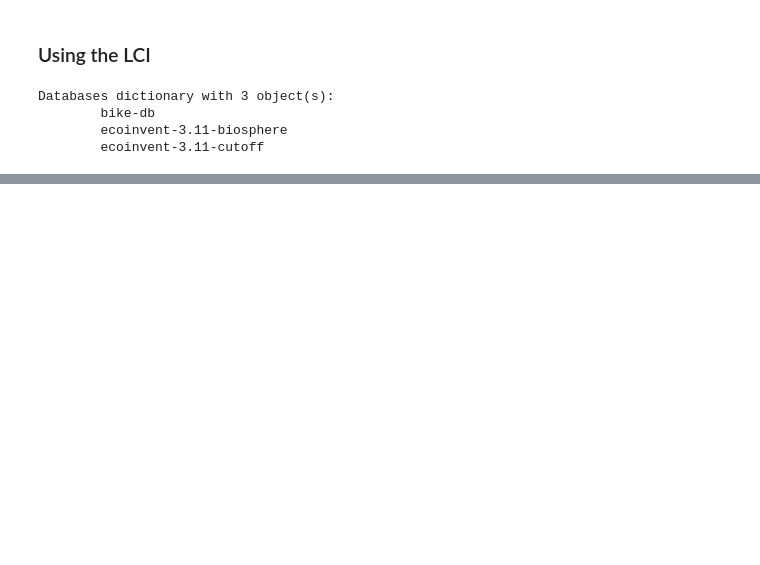
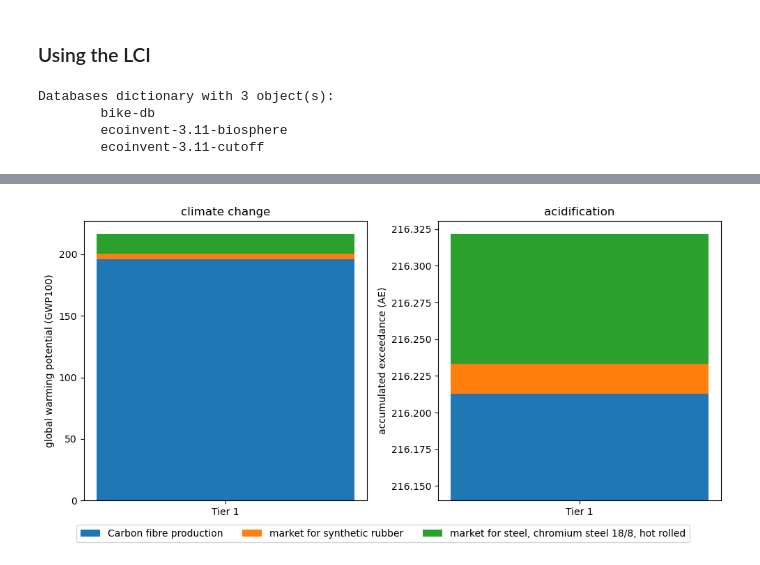
Before and after one commit to nicolnt/copernicus-brightway-tutorial, a Jupyter notebook: 20251120 - Getting Started with Brightway.ipynb, the cells around one changed output, grey strips where cells are left out. Cells and saved outputs as stored; diff of their text form; code cells hidden in the pictures; blank space fills up the shorter version.

```diff
--- a/20251120 - Getting Started with Brightway.ipynb
+++ b/20251120 - Getting Started with Brightway.ipynb
@@ -359,0 +465,42 @@ lca.score
+# %%
+# Calculate the scores
+
+lcas = [ { 'method': ef3_1_climate_change_lcia_indicator }, { 'method': ef3_1_acidification_lcia_indicator }, ]
+
+for id in range(len(lcas)):
+    lca_temp = bw2calc.LCA(demand={bike: 1}, method=lcas[id]['method'])
+    lca_temp.lci()
+    lca_temp.lcia()
+    lcas[id]['lca'] = lca_temp
+
+    first_tier = []
+    for exc in bike.technosphere():
+        lca_temp.redo_lcia({bw2data.get_activity(exc['input'])['id']: exc['amount']})
+        first_tier.append((exc.input, exc['amount'], lca_temp.score))
+        lcas[id]['first_tier'] = first_tier
+# %%
+# Create stacked bar chart
+
+import matplotlib.pyplot as plt
+import numpy as np
+
+fig, axes = plt.subplots(1, 2, figsize=(10, 5))
+bottom = np.zeros(3)
+
+tier = "Tier 1",
+
+for idx, lca in enumerate(lcas):
+    pairs = { e[0]['name']: e[2] for e in lca['first_tier'] }
+    for boolean, pair in pairs.items():
+        p = axes[idx].bar(tier, pair, label=boolean, bottom=bottom)
+        bottom += pair
+
+    axes[idx].set_title(lca['method'][2])
+    axes[idx].set_ylabel(lca['method'][3])
+
+handles, labels = axes[1].get_legend_handles_labels()
+fig.legend(handles, labels, loc="outside lower center", ncol=3)
+plt.tight_layout(rect=[0, 0.05, 1, 1])
+plt.show()
+# %% [output]
+[figure, added]
```
Also changed, not shown: parts of 21 cells of this notebook.
